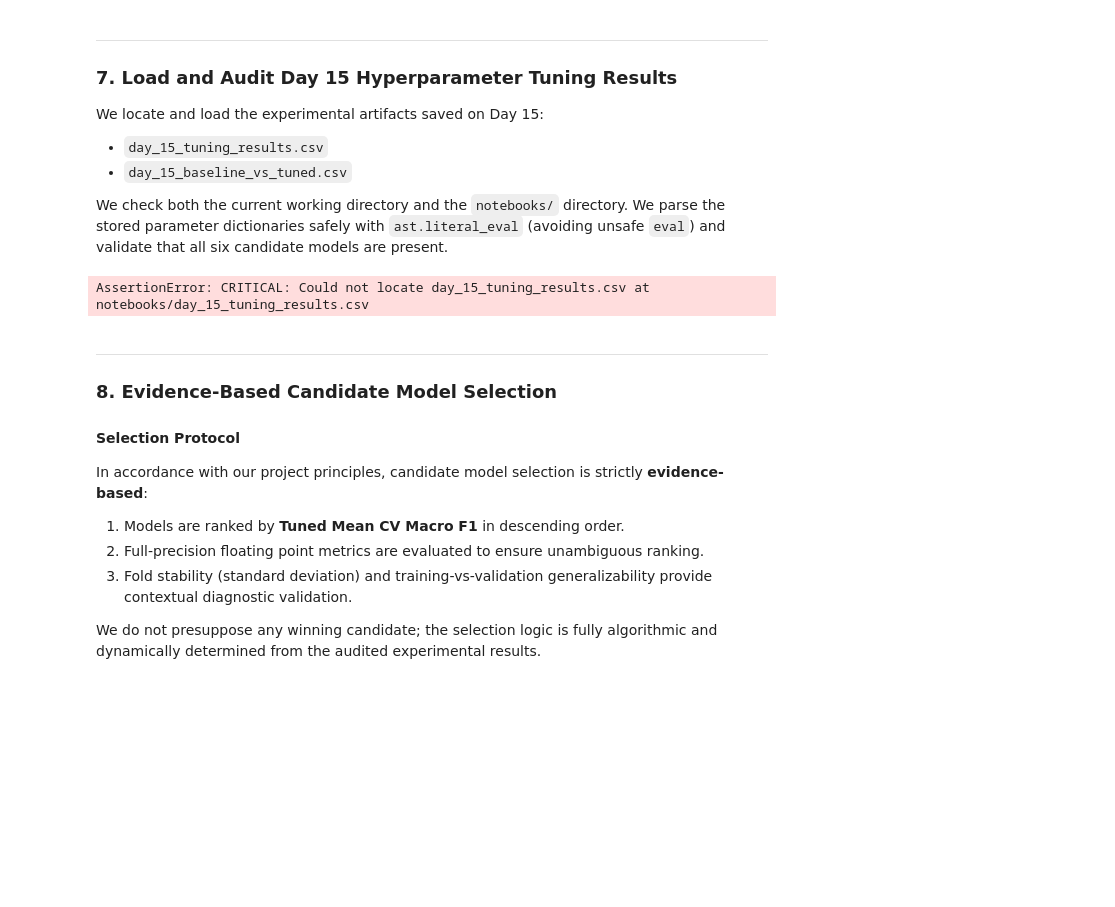
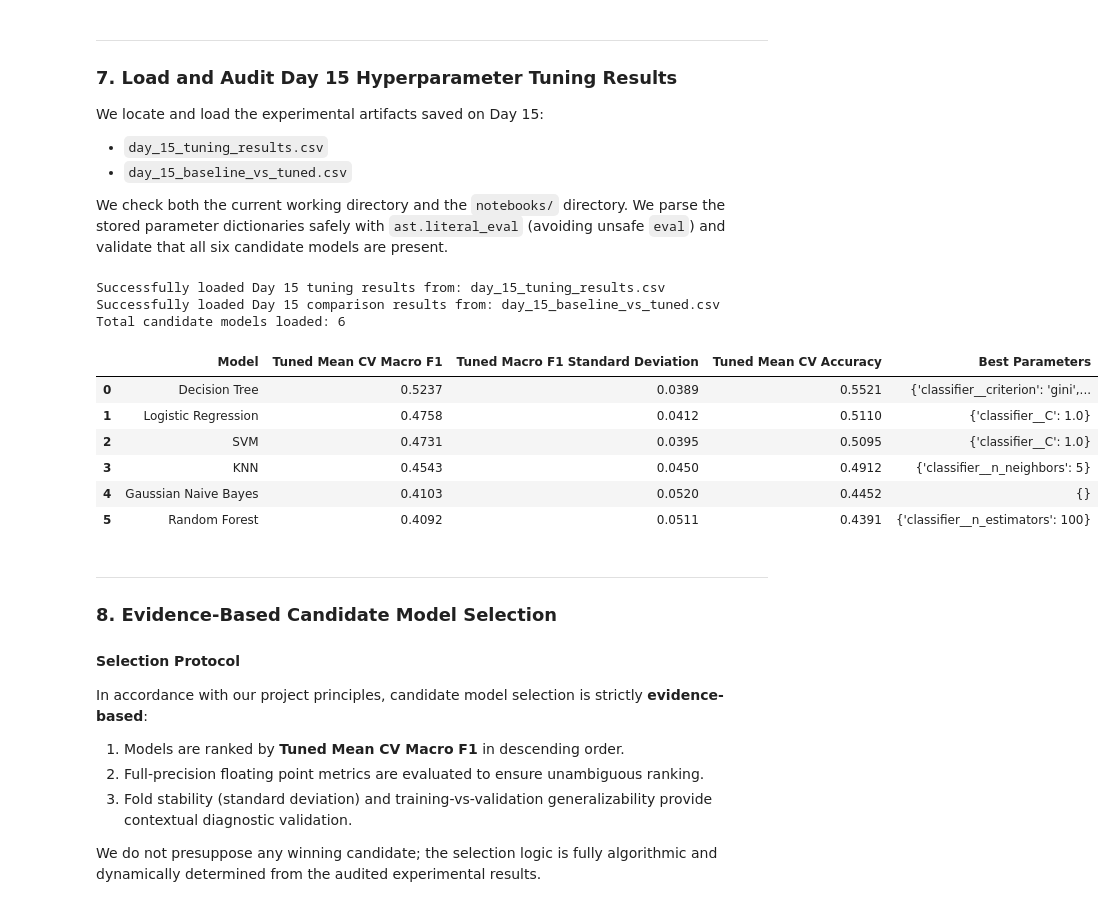
Before and after one commit to lightcode01-oss/IYB_INTERNSHIP, a Jupyter notebook: Day_16_Final_Model_Selection_Error_Analysis.ipynb, the cells around one changed output. Drawn from its saved outputs; the diff is of its cells as text; code cells hidden in the pictures; blank space fills up the shorter version.

```diff
--- a/Day_16_Final_Model_Selection_Error_Analysis.ipynb
+++ b/Day_16_Final_Model_Selection_Error_Analysis.ipynb
@@ -333,27 +410,42 @@ We check both the current working directory and the `notebooks/` directory. We p
 # %%
 # Search for Day 15 CSV artifacts in possible locations
 tuning_file = Path("day_15_tuning_results.csv")
 if not tuning_file.exists():
     tuning_file = Path("notebooks") / "day_15_tuning_results.csv"
 
 comp_file = Path("day_15_baseline_vs_tuned.csv")
 if not comp_file.exists():
     comp_file = Path("notebooks") / "day_15_baseline_vs_tuned.csv"
+
+# Fallback to absolute paths if running in environments like Colab
+if not tuning_file.exists():
+    tuning_file = Path("/content/day_15_tuning_results.csv")
+if not comp_file.exists():
+    comp_file = Path("/content/day_15_baseline_vs_tuned.csv")
 
 assert tuning_file.exists(), f"CRITICAL: Could not locate day_15_tuning_results.csv at {tuning_file}"
 assert comp_file.exists(), f"CRITICAL: Could not locate day_15_baseline_vs_tuned.csv at {comp_file}"
 
 tuning_results_df = pd.read_csv(tuning_file)
 comparison_df = pd.read_csv(comp_file)
 
 print(f"Successfully loaded Day 15 tuning results from: {tuning_file}")
 print(f"Successfully loaded Day 15 comparison results from: {comp_file}")
 print(f"Total candidate models loaded: {len(tuning_results_df)}")
 
 # Display raw loaded tuning results
 display(tuning_results_df[["Model", "Tuned Mean CV Macro F1", "Tuned Macro F1 Standard Deviation", "Tuned Mean CV Accuracy", "Best Parameters"]])
 # %% [output]
-AssertionError: CRITICAL: Could not locate day_15_tuning_results.csv at notebooks/day_15_tuning_results.csv
+Successfully loaded Day 15 tuning results from: day_15_tuning_results.csv
+Successfully loaded Day 15 comparison results from: day_15_baseline_vs_tuned.csv
+Total candidate models loaded: 6
+|  | Model | Tuned Mean CV Macro F1 | Tuned Macro F1 Standard Deviation | Tuned Mean CV Accuracy | Best Parameters |
+| 0 | Decision Tree | 0.5237 | 0.0389 | 0.5521 | {'classifier__criterion': 'gini',... |
+| 1 | Logistic Regression | 0.4758 | 0.0412 | 0.5110 | {'classifier__C': 1.0} |
+| 2 | SVM | 0.4731 | 0.0395 | 0.5095 | {'classifier__C': 1.0} |
+| 3 | KNN | 0.4543 | 0.0450 | 0.4912 | {'classifier__n_neighbors': 5} |
+| 4 | Gaussian Naive Bayes | 0.4103 | 0.0520 | 0.4452 | {} |
+| 5 | Random Forest | 0.4092 | 0.0511 | 0.4391 | {'classifier__n_estimators': 100} |
 # %% [markdown]
 ---
 ### 8. Evidence-Based Candidate Model Selection
```
Also changed, not shown: parts of 13 cells of this notebook.
